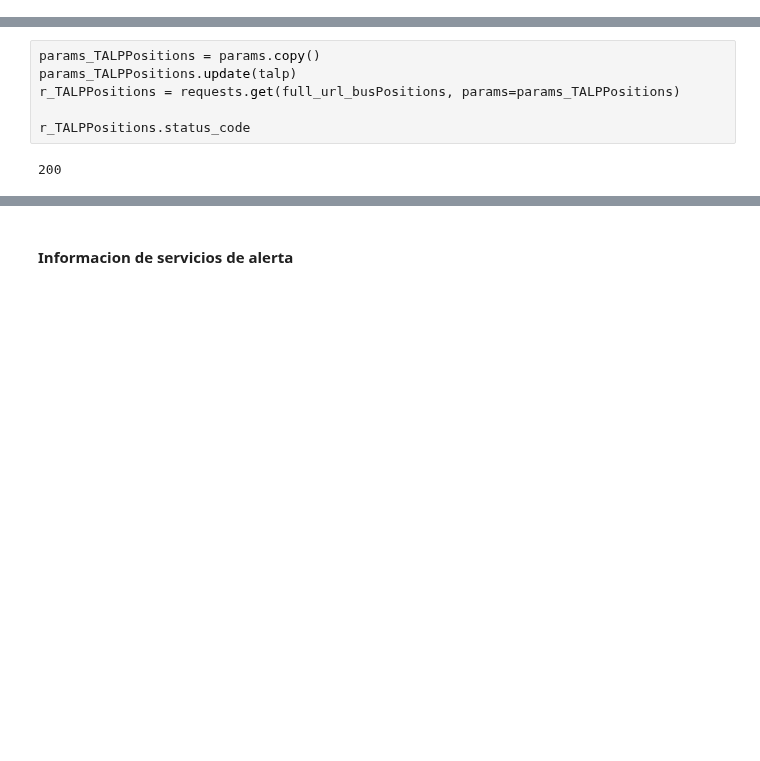
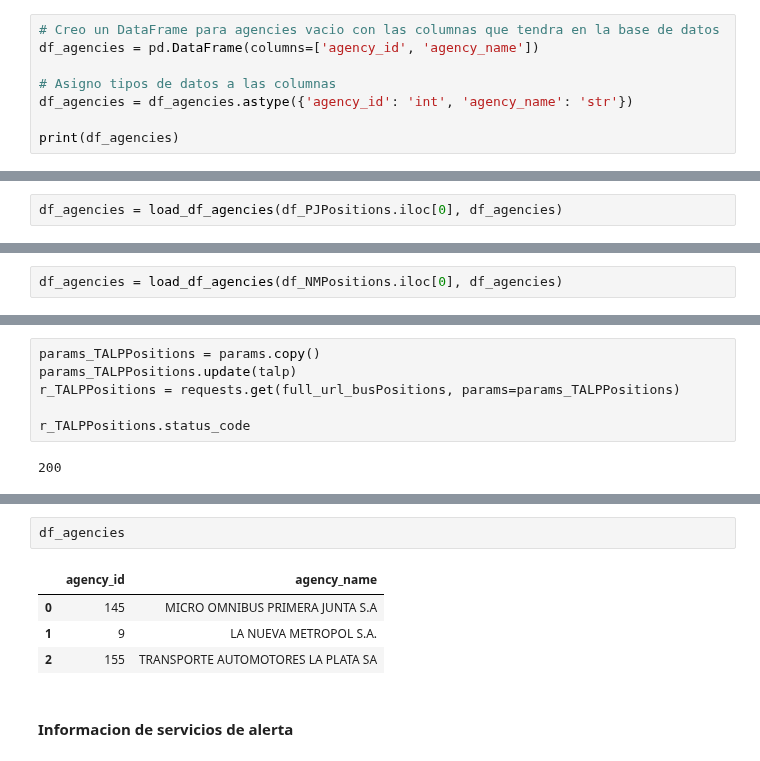
Before and after one commit to c-gonzalez-a/DataEngineeringCoder, a Jupyter notebook: main.ipynb, the cells around one changed output, grey strips where cells are left out. Drawn from its saved outputs; the diff is of its cells as text; blank space fills up the shorter version.

```diff
--- a/main.ipynb
+++ b/main.ipynb
@@ -76,0 +101,8 @@ ______________
+# %%
+# Creo un DataFrame para agencies vacio con las columnas que tendra en la base de datos
+df_agencies = pd.DataFrame(columns=['agency_id', 'agency_name'])
+
+# Asigno tipos de datos a las columnas
+df_agencies = df_agencies.astype({'agency_id': 'int', 'agency_name': 'str'})
+
+print(df_agencies)
@@ -143,0 +248,2 @@ df_PJPositions.sample(n=10)
+# %%
+df_agencies = load_df_agencies(df_PJPositions.iloc[0], df_agencies)
@@ -169,0 +302,2 @@ df_NMPositions.sample(n=10)
+# %%
+df_agencies = load_df_agencies(df_NMPositions.iloc[0], df_agencies)
@@ -196,3 +359,10 @@ df_TALPPositions.sample(n=10)
+# %%
+df_agencies
+# %% [output]
+|  | agency_id | agency_name |
+| 0 | 145 | MICRO OMNIBUS PRIMERA JUNTA S.A |
+| 1 | 9 | LA NUEVA METROPOL S.A. |
+| 2 | 155 | TRANSPORTE AUTOMOTORES LA PLATA SA |
 # %% [markdown]
 #### Informacion de servicios de alerta
 # %%
```
Also changed, not shown: parts of 31 cells of this notebook.
